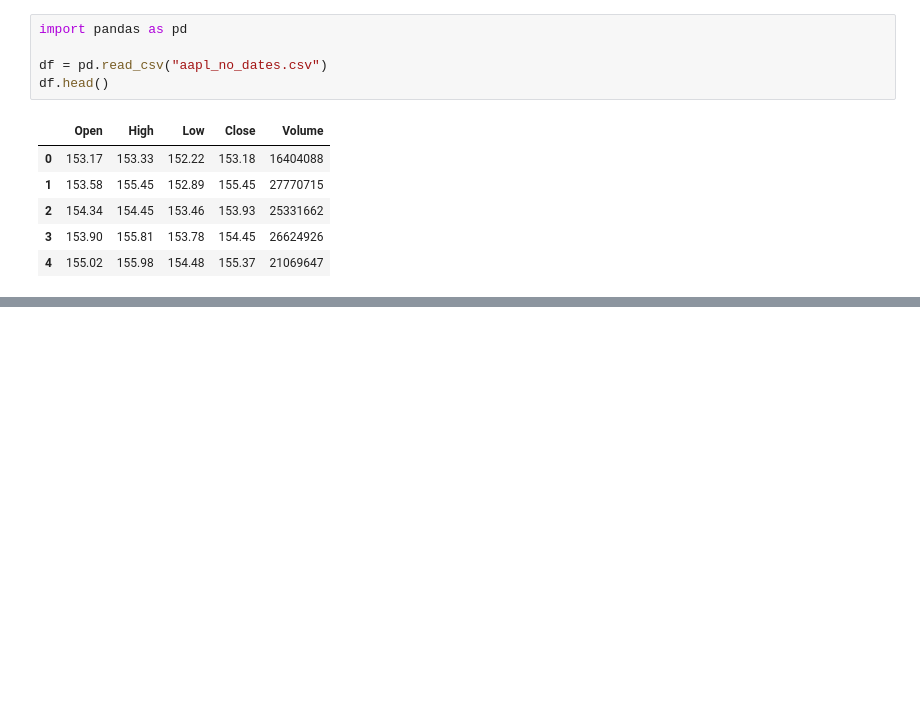
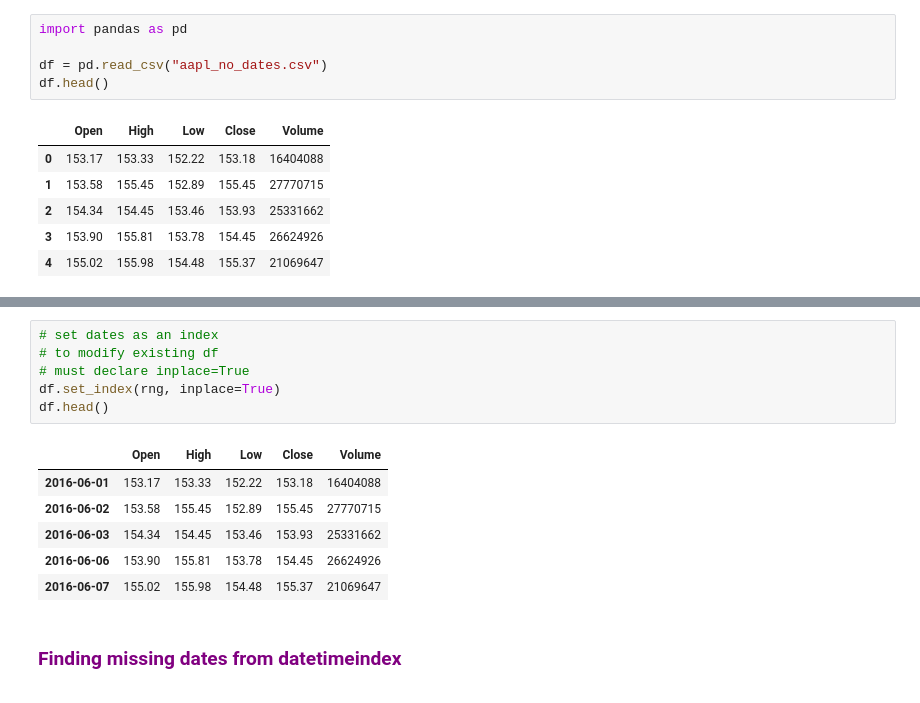
Before and after one commit to aranyaadheu/Pandas, a Jupyter notebook: pandas/15. ts date range/ts_date_range.ipynb, the cells around one changed output, grey strips where cells are left out. Drawn from its saved outputs; the diff is of its cells as text; blank space fills up the shorter version.

```diff
--- a/pandas/15. ts date range/ts_date_range.ipynb
+++ b/pandas/15. ts date range/ts_date_range.ipynb
@@ -16,0 +31,17 @@ df.head()
+# %%
+# set dates as an index
+# to modify existing df
+# must declare inplace=True
+df.set_index(rng, inplace=True)
+df.head()
+# %% [output]
+|  | Open | High | Low | Close | Volume |
+| 2016-06-01 | 153.17 | 153.33 | 152.22 | 153.18 | 16404088 |
+| 2016-06-02 | 153.58 | 155.45 | 152.89 | 155.45 | 27770715 |
+| 2016-06-03 | 154.34 | 154.45 | 153.46 | 153.93 | 25331662 |
+| 2016-06-06 | 153.90 | 155.81 | 153.78 | 154.45 | 26624926 |
+| 2016-06-07 | 155.02 | 155.98 | 154.48 | 155.37 | 21069647 |
+# %% [markdown]
+<span style="color: purple;">
+    <h3>Finding missing dates from datetimeindex</h3>
+</span>
```
Also changed, not shown: parts of 14 cells of this notebook.
